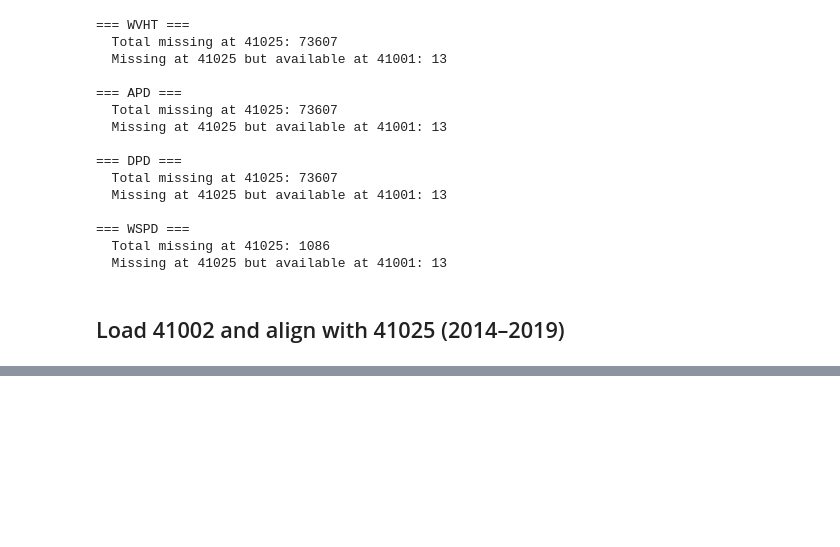
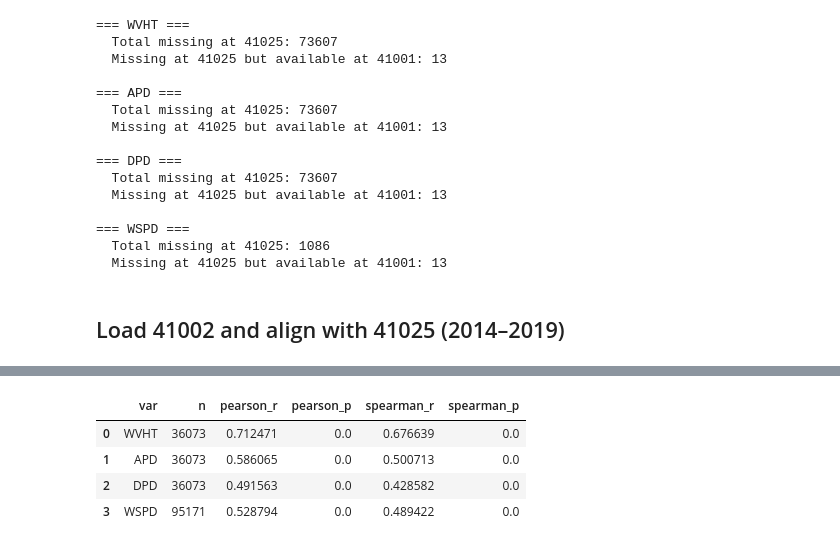
Before and after one commit to RichelCode/Wave-Energy-Forecasting-Methodological-Enhancement-and-Advanced-Modeling, a Jupyter notebook: Conference Presentation.ipynb, the cells around one changed output, grey strips where cells are left out. Saved outputs shown, nothing was run; the diff lists cells and outputs as text; code cells hidden in the pictures; blank space fills up the shorter version.

```diff
--- a/Conference Presentation.ipynb
+++ b/Conference Presentation.ipynb
@@ -1096,0 +1140,81 @@ for var in vars_to_impute:
+# %%
+from scipy.stats import pearsonr, spearmanr
+
+vars_to_impute = ["WVHT", "APD", "DPD", "WSPD"]
+
+# -------------------------------------------------------
+# Correlations
+# -------------------------------------------------------
+print("\nCorrelation between 41025 and 41002 (2014–2019):\n")
+
+corr_rows = []
+for var in vars_to_impute:
+    col_t = f"{var}_41025"
+    col_n = f"{var}_41002"
+
+    print(f"=== {col_t} vs {col_n} ===")
+
+    if col_t not in common_2502.columns or col_n not in common_2502.columns:
+        print("  -> Columns not present, skipping.\n")
+        continue
+
+    sub = common_2502[[col_t, col_n]].dropna()
+    n = len(sub)
+    print(f"  Rows with both non-missing: {n}")
+
+    if n < 100:
+        print("  -> Too few points (<100), skipping.\n")
+        continue
+
+    r_p, p_p = pearsonr(sub[col_t], sub[col_n])
+    r_s, p_s = spearmanr(sub[col_t], sub[col_n])
+
+    print(f"  Pearson  r = {r_p:.3f}, p = {p_p:.1e}")
+    print(f"  Spearman r = {r_s:.3f}, p = {p_s:.1e}\n")
+
+    corr_rows.append({
+        "var": var,
+        "n": n,
+        "pearson_r": r_p,
+        "pearson_p": p_p,
+        "spearman_r": r_s,
+        "spearman_p": p_s,
+    })
+
+corr_2502 = pd.DataFrame(corr_rows)
+print("Summary table:")
+display(corr_2502)
+
+# -------------------------------------------------------
+# How many missing at 41025 can be imputed from 41002?
+# -------------------------------------------------------
+print("\nImputable gaps (41025 missing, 41002 available):\n")
+
+gap_rows = []
+for var in vars_to_impute:
+    print(f"=== {var} ===")
+
+    if var not in df_41025.columns or var not in df_41002.columns:
+        print("  -> Column not present at one of the stations.\n")
+        continue
+
+    missing_25 = df_41025[var].isna()
+    avail_02   = df_41002[var].notna()
+    avail_02_aligned = avail_02.reindex(df_41025.index, fill_value=False)
+
+    total_missing = int(missing_25.sum())
+    can_impute    = int((missing_25 & avail_02_aligned).sum())
+
+    print(f"  Total missing at 41025: {total_missing}")
+    print(f"  Missing at 41025 but available at 41002: {can_impute}\n")
+
+    gap_rows.append({
+        "var": var,
+        "total_missing": total_missing,
+        "imputable_with_41002": can_impute
+    })
+
+gaps_2502 = pd.DataFrame(gap_rows)
+print("Imputable summary:")
+display(gaps_2502)
+# %% [output]
@@ -1096,0 +1238,5 @@ for var in vars_to_impute:
+|  | var | n | pearson_r | pearson_p | spearman_r | spearman_p |
+| 0 | WVHT | 36073 | 0.712471 | 0.0 | 0.676639 | 0.0 |
+| 1 | APD | 36073 | 0.586065 | 0.0 | 0.500713 | 0.0 |
+| 2 | DPD | 36073 | 0.491563 | 0.0 | 0.428582 | 0.0 |
+| 3 | WSPD | 95171 | 0.528794 | 0.0 | 0.489422 | 0.0 |
```
Also changed, not shown: parts of 7 cells of this notebook.
